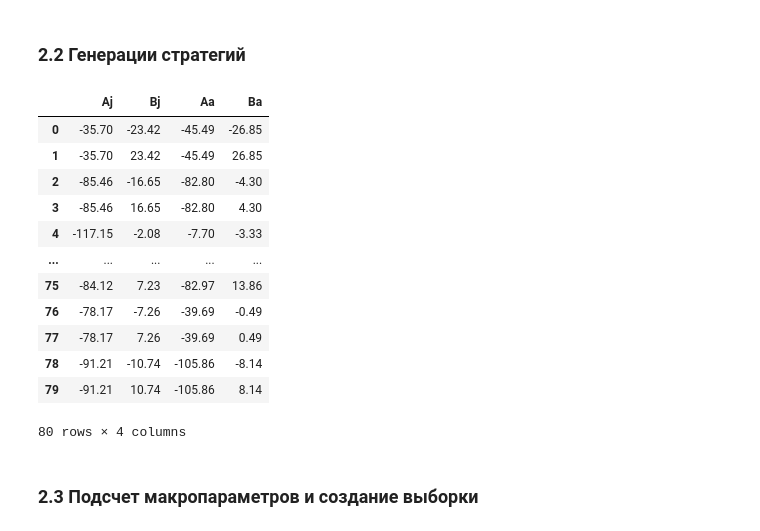
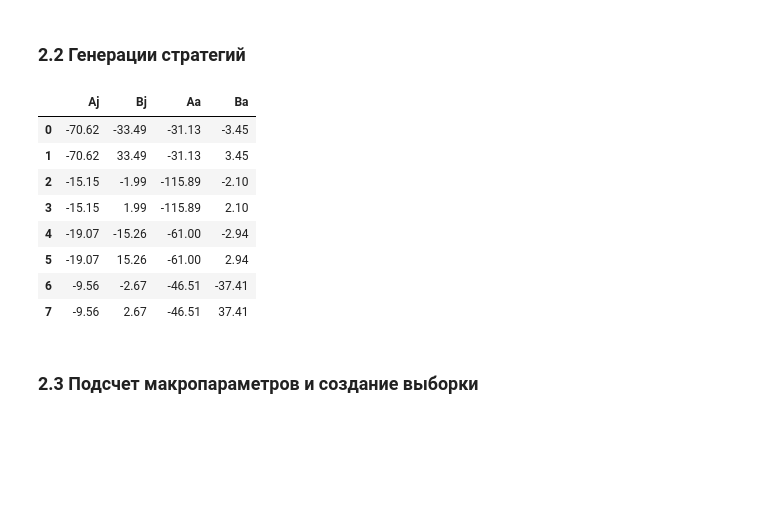
Before and after one commit to Breketov/MMPO, a Jupyter notebook: Project.ipynb, the cells around one changed output. Saved outputs shown, nothing was run; the diff lists cells and outputs as text; code cells hidden in the pictures; blank space fills up the shorter version.

```diff
--- a/Project.ipynb
+++ b/Project.ipynb
@@ -219,46 +219,42 @@ def strategy(Nmax):
         A = []
         for i in range(0, Nmax):
             a = rn.randint(-D*100, 0)
             A.append(a)
         return A
     def rand_strat_B(a):
         A, B = [], []
         for i in range(0, Nmax):
             b = rn.randint(-min(-a[i], a[i] + D*100), 0)
             A.append(a[i]/100)
             B.append(b/100)
             A.append(a[i]/100)
             B.append(-b/100)
         return A, B
 
     a = rand_strat_A()
     A, B = rand_strat_B(a)
     data_strat1 = {'Aj': A, 'Bj': B}
     data1 = pd.DataFrame(data = data_strat1)
     a = rand_strat_A()
     A, B = rand_strat_B(a)
     data_strat2 = {'Aa': A, 'Ba': B}
     data2 = pd.DataFrame(data = data_strat2)
     data = pd.concat([data1, data2], axis=1)
     data.to_csv("data_strat.csv", index=False)
     return data
 
 data_strat = strategy(Nmax)
-data_strat
+data_strat[:8]
 # %% [output]
 |  | Aj | Bj | Aa | Ba |
-| 0 | -35.70 | -23.42 | -45.49 | -26.85 |
-| 1 | -35.70 | 23.42 | -45.49 | 26.85 |
-| 2 | -85.46 | -16.65 | -82.80 | -4.30 |
-| 3 | -85.46 | 16.65 | -82.80 | 4.30 |
-| 4 | -117.15 | -2.08 | -7.70 | -3.33 |
-| ... | ... | ... | ... | ... |
-| 75 | -84.12 | 7.23 | -82.97 | 13.86 |
-| 76 | -78.17 | -7.26 | -39.69 | -0.49 |
-| 77 | -78.17 | 7.26 | -39.69 | 0.49 |
-| 78 | -91.21 | -10.74 | -105.86 | -8.14 |
-| 79 | -91.21 | 10.74 | -105.86 | 8.14 |
+| 0 | -70.62 | -33.49 | -31.13 | -3.45 |
+| 1 | -70.62 | 33.49 | -31.13 | 3.45 |
+| 2 | -15.15 | -1.99 | -115.89 | -2.10 |
+| 3 | -15.15 | 1.99 | -115.89 | 2.10 |
+| 4 | -19.07 | -15.26 | -61.00 | -2.94 |
+| 5 | -19.07 | 15.26 | -61.00 | 2.94 |
+| 6 | -9.56 | -2.67 | -46.51 | -37.41 |
+| 7 | -9.56 | 2.67 | -46.51 | 37.41 |
-80 rows × 4 columns
 # %% [markdown]
 ### 2.3 Подсчет макропараметров и создание выборки
 # %%
```
Also changed, not shown: parts of 21 cells of this notebook, 9 other files.
